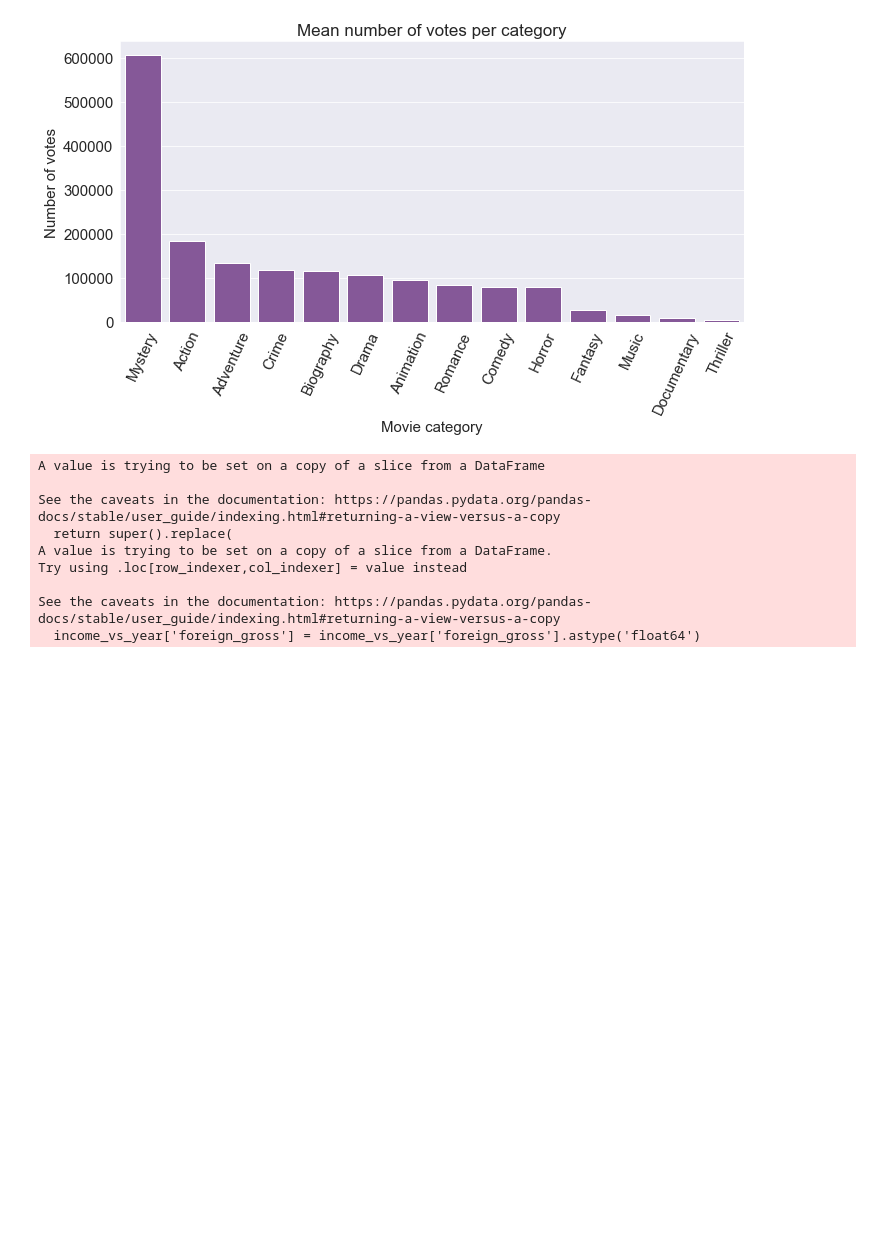
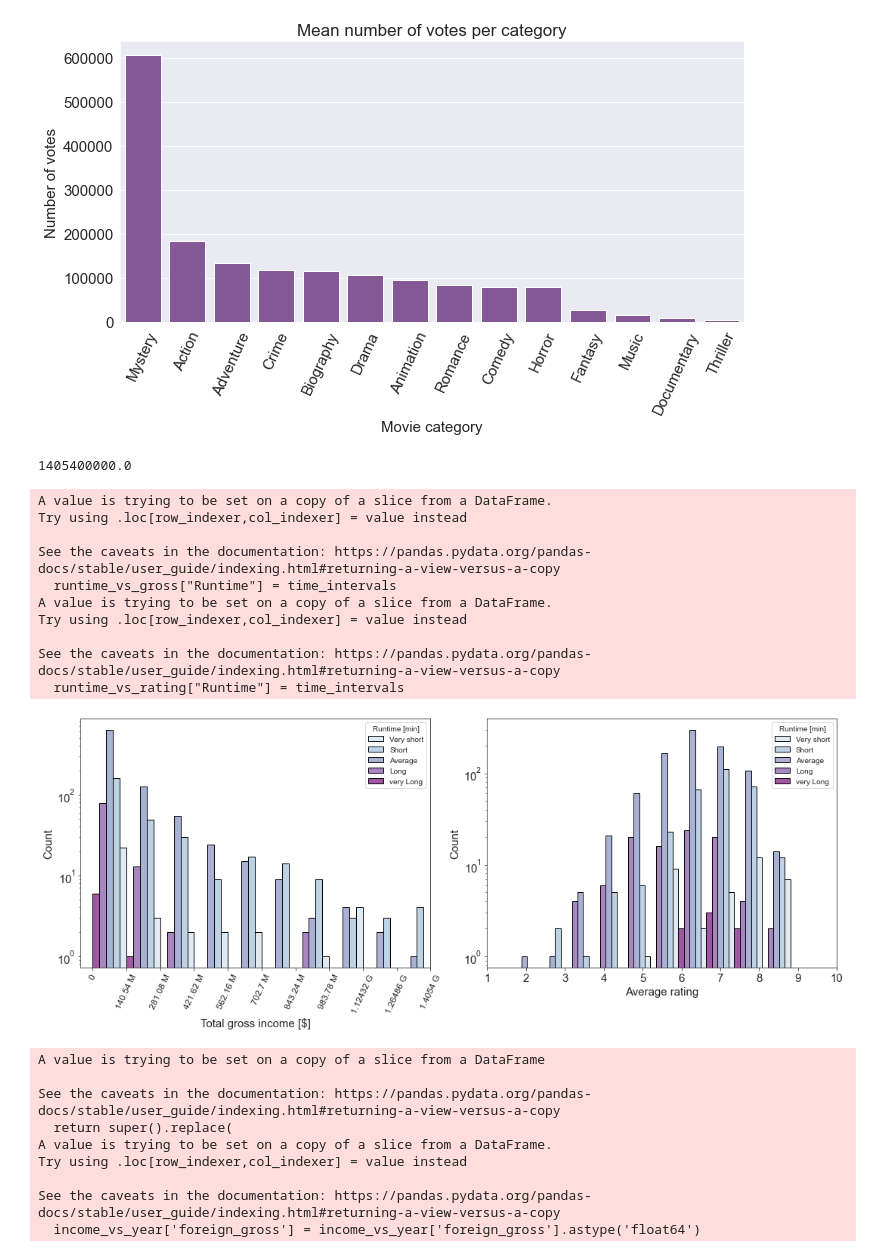
Before and after one commit to nil-91/Microsoft_Movie_Analysis, a Jupyter notebook: code/eda_notebook.ipynb, the cells around one changed output. Saved outputs shown, nothing was run; the diff lists cells and outputs as text; code cells hidden in the pictures; blank space fills up the shorter version.

```diff
--- a/code/eda_notebook.ipynb
+++ b/code/eda_notebook.ipynb
@@ -314,3 +315,78 @@ plt.savefig('./images/genre_vs_numvotes.png', transparent = True)
 plt.show()
 # %% [output]
 [figure]
+# %%
+runtime_vs_gross = clean_df[['total_gross','runtime[min]']]
+runtime_vs_rating = clean_df[['averagerating','runtime[min]']]
+# %% [output]
+1405400000.0
+# %%
+time_intervals = pd.cut(runtime_vs_gross["runtime[min]"], bins=5)
+runtime_vs_gross["Runtime"] = time_intervals
+
+fig, [ax1,ax2] = plt.subplots(1,2,figsize=(15,6))
+sns.histplot(
+    data = runtime_vs_gross,
+    x="total_gross",
+    hue="Runtime",
+    palette="BuPu_r",
+    bins=10,
+    kde=False,
+    ax=ax1,
+    multiple="dodge",
+    linewidth=1,
+    edgecolor='black'
+)
+sns.set_style("ticks")
+#ax1.set_title("Total gross income vs movie runtime", fontsize=17)
+ax1.set_xlabel("Total gross income [$]", fontsize=15)
+ax1.set_ylabel("Count", fontsize=15)
+ax1.set_xlim([-0.5e8, np.max(runtime_vs_gross["total_gross"])])
+ax1.xaxis.set_major_formatter(ticker.FormatStrFormatter("%d"))
+ax1.xaxis.set_major_locator(ticker.MultipleLocator(np.max(runtime_vs_gross["total_gross"])/10))
+ax1.xaxis.set_major_formatter(ticker.EngFormatter())
+ax1.legend(title="Runtime [min]", labels=['Very short', 'Short', 'Average', 'Long', 'very Long'])
+ax1.tick_params(axis='x', labelsize=12, rotation=65)
+ax1.tick_params(axis='y', labelsize=15)
+ax1.set_yscale('log', nonposy='clip')
+
+time_intervals = pd.cut(runtime_vs_rating["runtime[min]"], bins=5)
+runtime_vs_rating["Runtime"] = time_intervals
+
+sns.histplot(
+    data = runtime_vs_rating,
+    x="averagerating",
+    hue="Runtime",
+    palette="BuPu_r",
+    bins=10,
+    kde=False,
+    ax=ax2,
+    multiple='dodge',
+    linewidth=1,
+    edgecolor='black',
+)
+#sns.set_style("ticks")
+#ax1.set_title("Total gross income vs movie runtime", fontsize=17)
+ax2.set_xlabel("Average rating", fontsize=15)
+ax2.set_ylabel("Count", fontsize=15)
+ax2.tick_params(axis='x', labelsize=15)
+ax2.tick_params(axis='y', labelsize=15)
+ax2.set_xticks([1,2,3,4,5,6,7,8,9,10])
+ax2.legend(title="Runtime [min]", labels=['Very short', 'Short', 'Average', 'Long', 'very Long'])
+ax2.set_yscale('log', nonposy='clip')
+
+plt.tight_layout()
+plt.savefig('./images/runtime_vs_income.png', transparent = True)
+plt.show()
+# %% [output]
+A value is trying to be set on a copy of a slice from a DataFrame.
+Try using .loc[row_indexer,col_indexer] = value instead
+
+See the caveats in the documentation: https://pandas.pydata.org/pandas-docs/stable/user_guide/indexing.html#returning-a-view-versus-a-copy
+  runtime_vs_gross["Runtime"] = time_intervals
+A value is trying to be set on a copy of a slice from a DataFrame.
+Try using .loc[row_indexer,col_indexer] = value instead
+
+See the caveats in the documentation: https://pandas.pydata.org/pandas-docs/stable/user_guide/indexing.html#returning-a-view-versus-a-copy
+  runtime_vs_rating["Runtime"] = time_intervals
+[figure, added]
```
Also changed, not shown: parts of 4 cells of this notebook, 9 other files.
